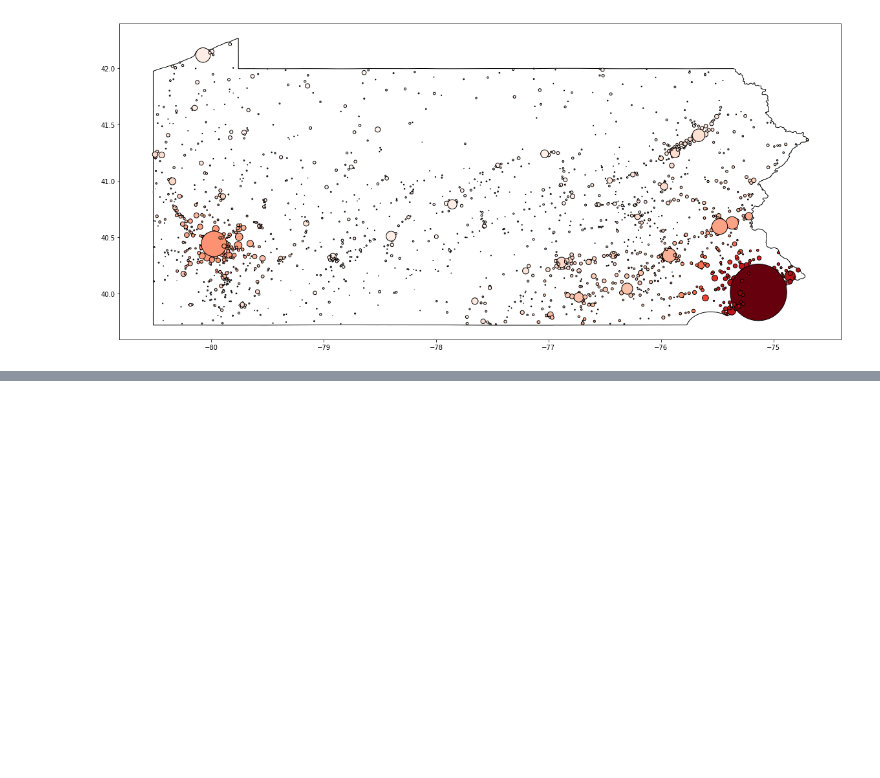
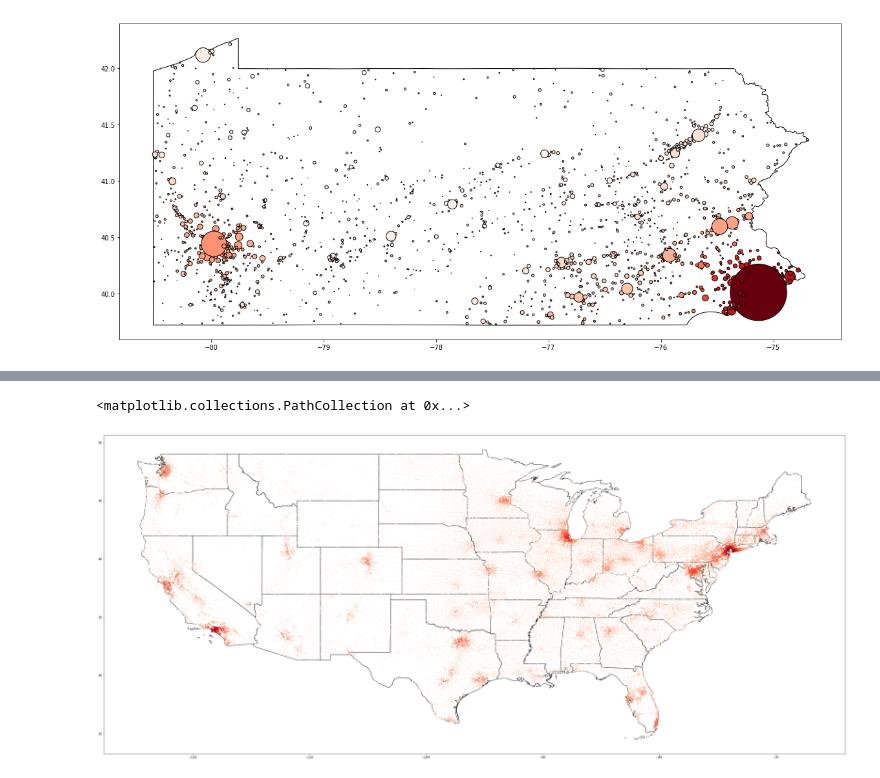
Before and after one commit to davidmcclure/us-pop-density, a Jupyter notebook: notebooks/04-scores.ipynb, the cells around one changed output, grey strips where cells are left out. Cells and saved outputs as stored; diff of their text form; code cells hidden in the pictures; blank space fills up the shorter version.

Commit message:
Plot whole US.

```diff
--- a/notebooks/04-scores.ipynb
+++ b/notebooks/04-scores.ipynb
@@ -75,3 +77,12 @@ df[(df.NAME.str.contains('Birmingham')) & (df.USPS=='AL')]
 # %% [output]
 |  | ALAND | ALAND_SQMI | ANSICODE | AWATER | AWATER_SQMI | DENSITY | FUNCSTAT | GEOID | HU10 | INTPTLAT | ... |
 | 14763 | 378310927 | 146.067 | 2403868 | 6590665 | 2.545 | 13883.171159 | A | 107000 | 108981 | 33.527444 | ... |
+# %%
+states_cont = [s.abbr for s in us.states.STATES_CONTIGUOUS]
+# %%
+ax = states[states.STUSPS.isin(states_cont)].plot(color='white', edgecolor='black', figsize=(50,20))
+sdf = gdf[gdf.USPS.isin(states_cont)]
+plot_point_collection(ax, sdf.point, np.sqrt(sdf.DENSITY), markersize=5, cmap='Reds')
+# %% [output]
+<matplotlib.collections.PathCollection at 0x...>
+[figure, added]
```
Also changed, not shown: parts of 1 cell of this notebook, 2 other files.
